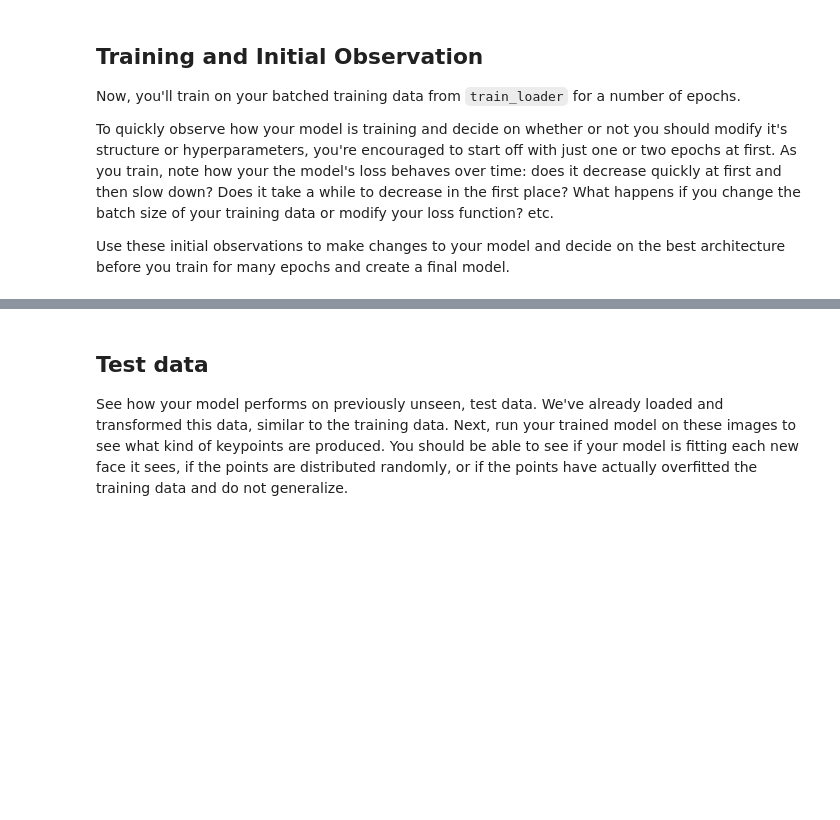
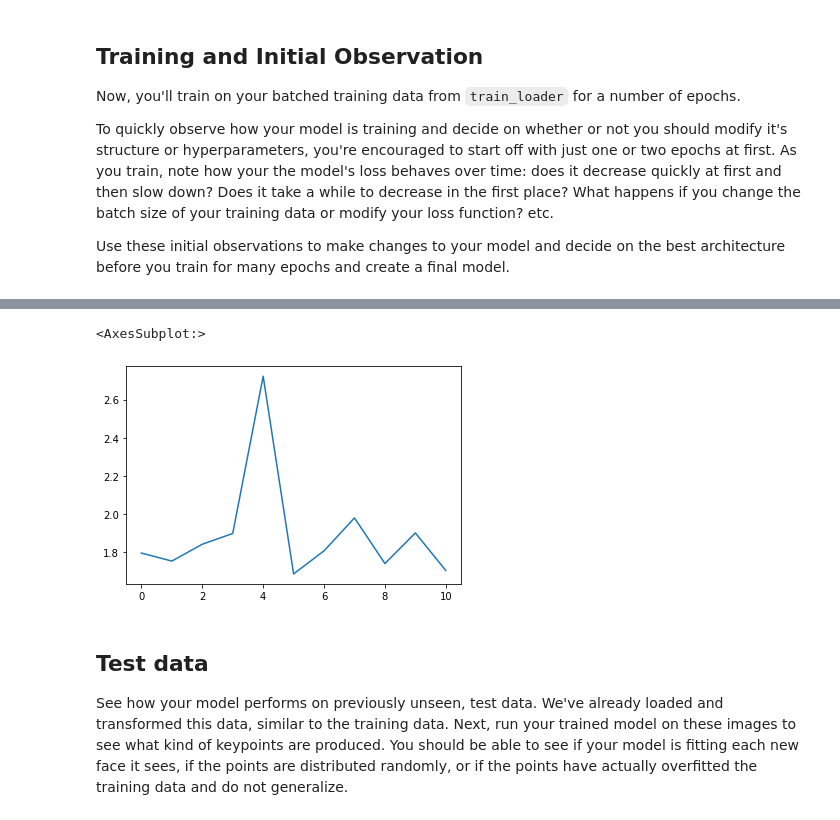
Before and after one commit to amcumber/udacity-cv-keypoint-detection, a Jupyter notebook: 2. Define the Network Architecture.ipynb, the cells around one changed output, grey strips where cells are left out. Cells and saved outputs as stored; diff of their text form; code cells hidden in the pictures; blank space fills up the shorter version.

```diff
--- a/2. Define the Network Architecture.ipynb
+++ b/2. Define the Network Architecture.ipynb
@@ -445,8 +445,8 @@ def train_net(n_epochs, net, loader):
                 e = epoch + 1
                 batch = batch_i + 1
                 print(f'Epoch: {e:> 3d}, Batch: {batch:< 4d}, '
-                      f'Avg. Loss: {avg_loss:.5f} Train Loss: {train_loss:.5f}')
-                losses.append(running_loss)
+                      f'Avg. Loss: {avg_loss:.5f}')
+                losses.append(avg_loss)
                 running_loss = 0.0
 
     print('Finished Training')
@@ -462,7 +462,7 @@ loader = {'train': train_loader, 'test': test_loader}
 # alive while training your model, not part of pytorch
 if 'windows' not in running_os:
     with active_session():
-        train_net(n_epochs=n_epochs, net=net, loader=loader)
+        losses = train_net(n_epochs=n_epochs, net=net, loader=loader)
 else:
-    train_net(n_epochs=n_epochs, net=net, loader=loader)
+    losses = train_net(n_epochs=n_epochs, net=net, loader=loader)
 # %% [output]
@@ -486,3 +486,10 @@ Epoch:   6, Batch:  110, Avg. Loss: 0.20659 Train Loss: 0.19362
+# %%
+import pandas as  pd
+
+pd.Series(losses).plot()
+# %% [output]
+<AxesSubplot:>
+[figure, added]
 # %% [markdown]
 ## Test data
 
```
Also changed, not shown: parts of 4 cells of this notebook, 2 other files.
